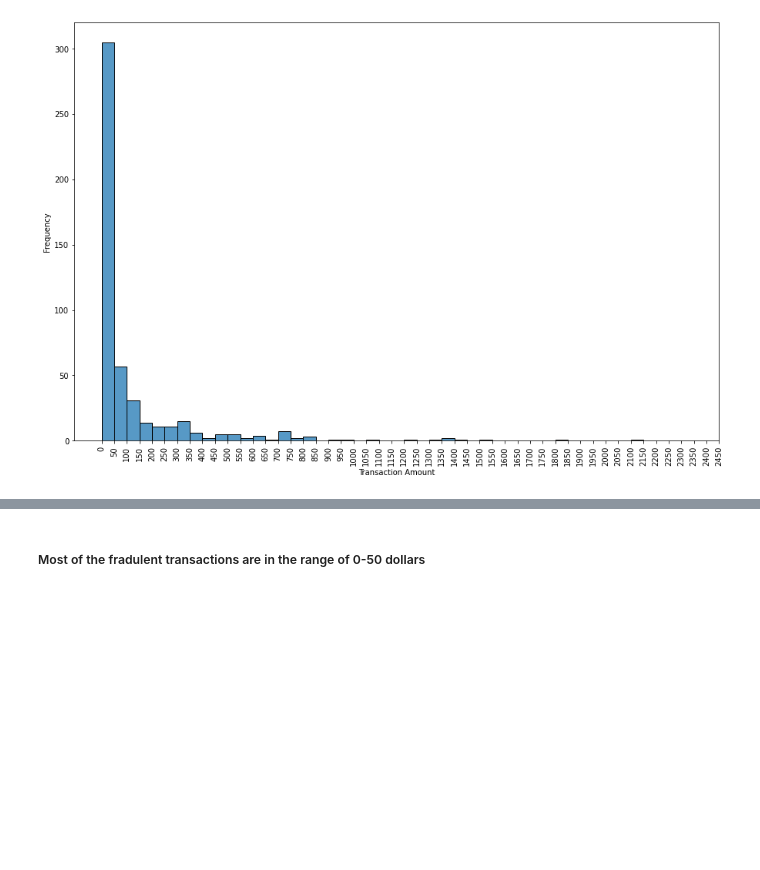
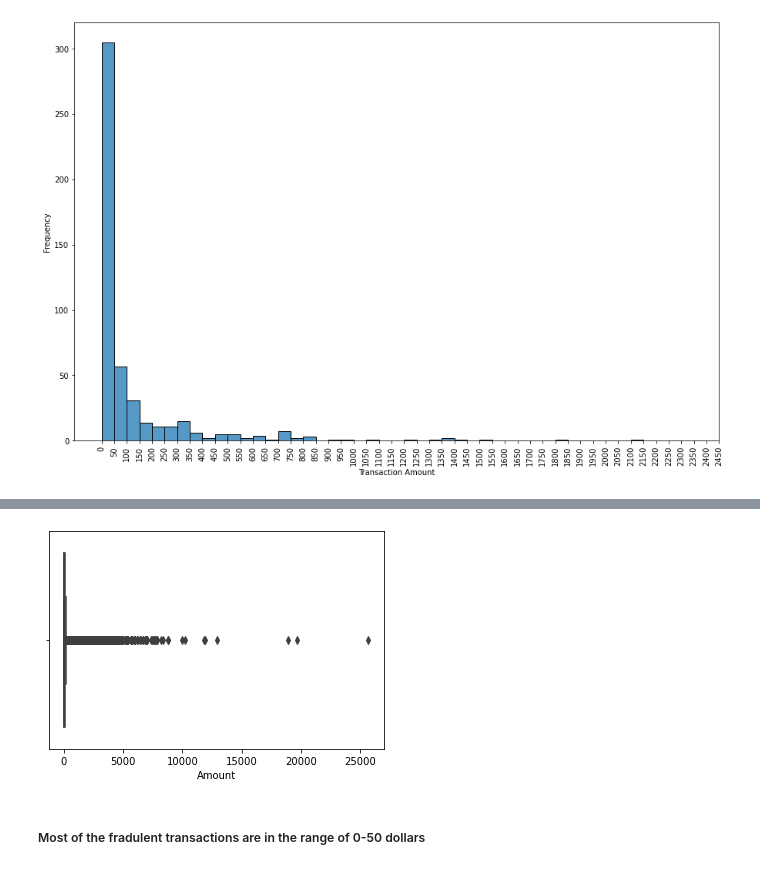
Before and after one commit to shajivmasters/Credit_Card_Fraud_Detection, a Jupyter notebook: Credit_card_fraud_detection_Starter_code+.ipynb, the cells around one changed output, grey strips where cells are left out. Drawn from its saved outputs; the diff is of its cells as text; code cells hidden in the pictures; blank space fills up the shorter version.

```diff
--- a/Credit_card_fraud_detection_Starter_code+.ipynb
+++ b/Credit_card_fraud_detection_Starter_code+.ipynb
@@ -280,3 +296,9 @@ plt.show()
+# %%
+plt.tight_layout()
+sns.boxplot(x=data['Amount'], data=data)
+plt.show()
+# %% [output]
+[figure, added]
 # %% [markdown]
 #####  Most of the fradulent transactions are in the range of 0-50 dollars
 # %%
```
Also changed, not shown: parts of 4 cells of this notebook.
